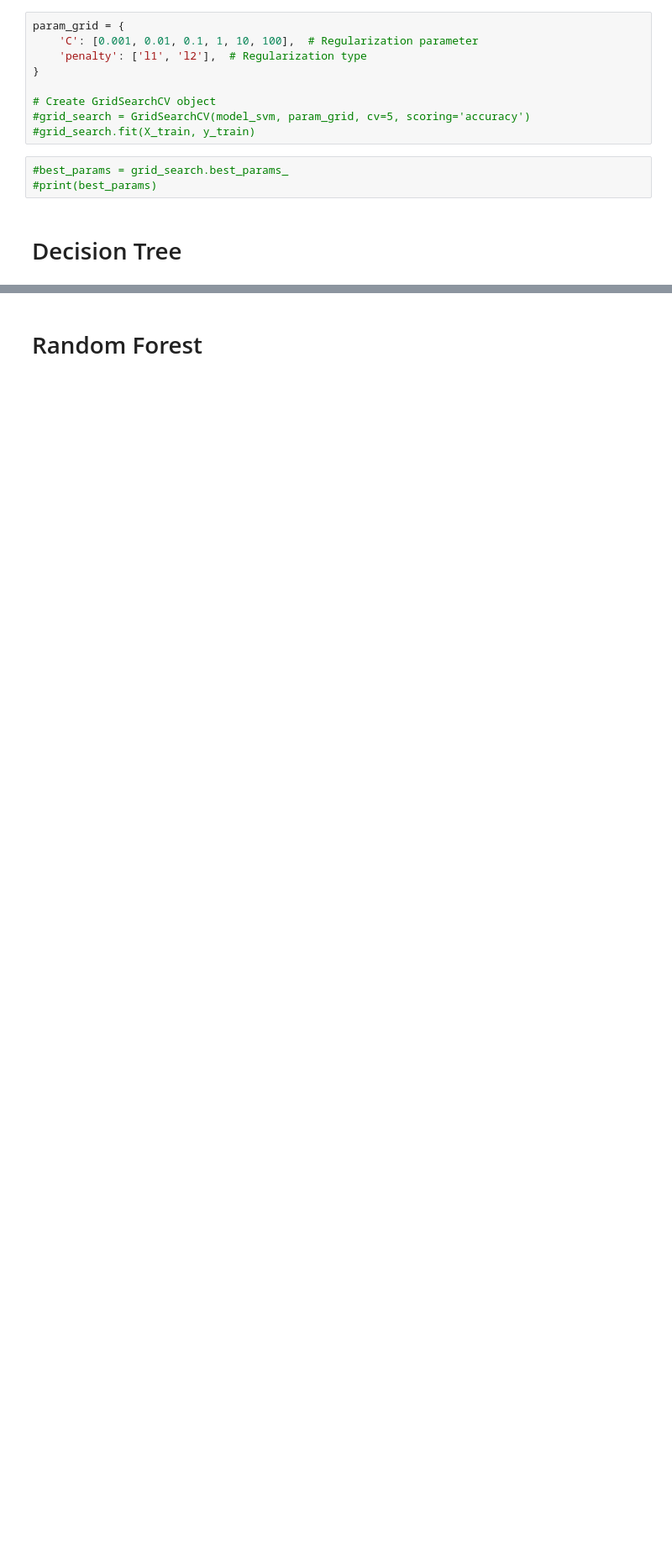
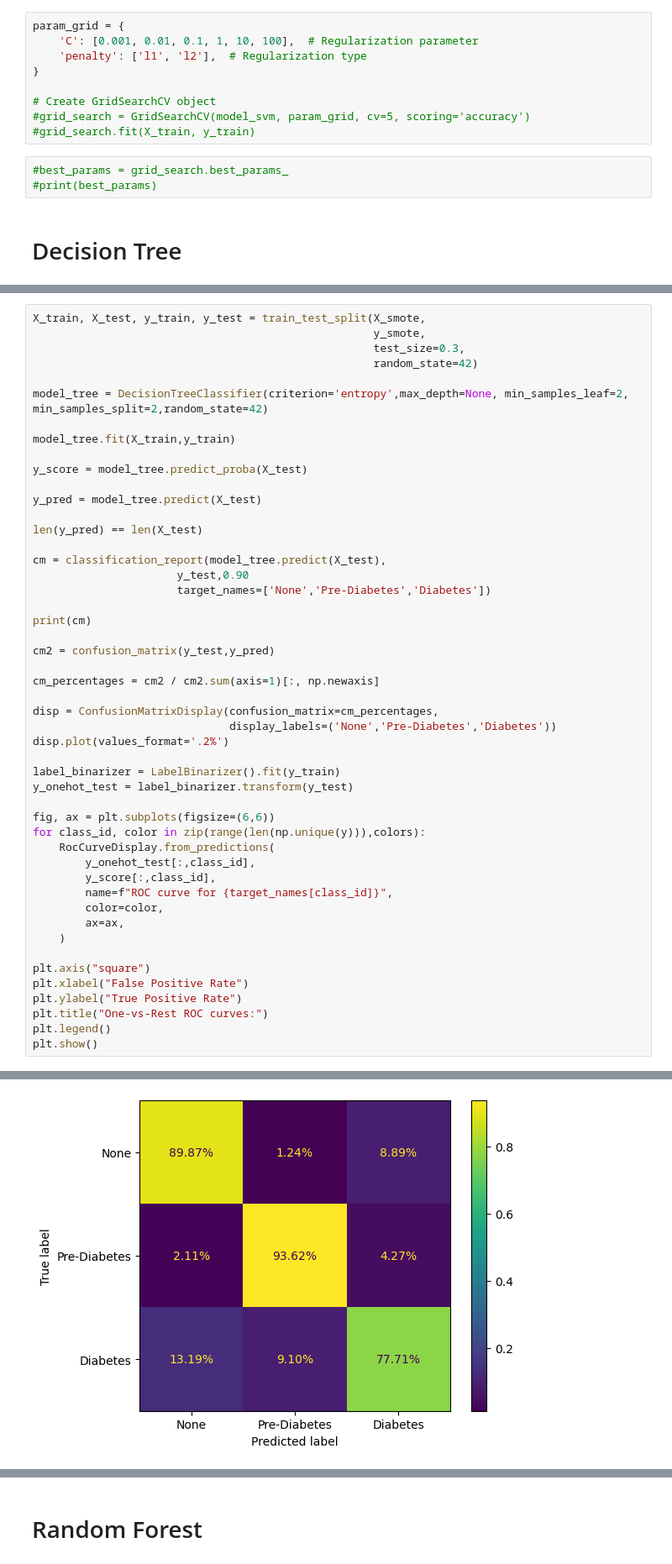
Before and after one commit to annalisa7/ML_project, a Jupyter notebook: BasicModels.ipynb, the cells around one changed output, grey strips where cells are left out. Shown at 84% size. Drawn from its saved outputs; the diff is of its cells as text; blank space fills up the shorter version.

```diff
--- a/BasicModels.ipynb
+++ b/BasicModels.ipynb
@@ -816,0 +895,50 @@ weighted avg       0.86      0.86      0.86    192333
+# %%
+X_train, X_test, y_train, y_test = train_test_split(X_smote,
+                                                    y_smote,
+                                                    test_size=0.3,
+                                                    random_state=42)
+
+model_tree = DecisionTreeClassifier(criterion='entropy',max_depth=None, min_samples_leaf=2, min_samples_split=2,random_state=42)
+
+model_tree.fit(X_train,y_train)
+
+y_score = model_tree.predict_proba(X_test)
+
+y_pred = model_tree.predict(X_test)
+
+len(y_pred) == len(X_test)
+
+cm = classification_report(model_tree.predict(X_test),
+                      y_test,0.90
+                      target_names=['None','Pre-Diabetes','Diabetes'])
+
+print(cm)
+
+cm2 = confusion_matrix(y_test,y_pred)
+
+cm_percentages = cm2 / cm2.sum(axis=1)[:, np.newaxis]
+
+disp = ConfusionMatrixDisplay(confusion_matrix=cm_percentages,
+                              display_labels=('None','Pre-Diabetes','Diabetes'))
+disp.plot(values_format='.2%')
+
+label_binarizer = LabelBinarizer().fit(y_train)
+y_onehot_test = label_binarizer.transform(y_test)
+
+fig, ax = plt.subplots(figsize=(6,6))
+for class_id, color in zip(range(len(np.unique(y))),colors):
+    RocCurveDisplay.from_predictions(
+        y_onehot_test[:,class_id],
+        y_score[:,class_id],
+        name=f"ROC curve for {target_names[class_id]}",
+        color=color,
+        ax=ax,
+    )
+
+plt.axis("square")
+plt.xlabel("False Positive Rate")
+plt.ylabel("True Positive Rate")
+plt.title("One-vs-Rest ROC curves:")
+plt.legend()
+plt.show()
+# %% [output]
@@ -816,0 +954 @@ weighted avg       0.86      0.86      0.86    192333
+[figure, added]
```
Also changed, not shown: parts of 29 cells of this notebook, 1 other file.
